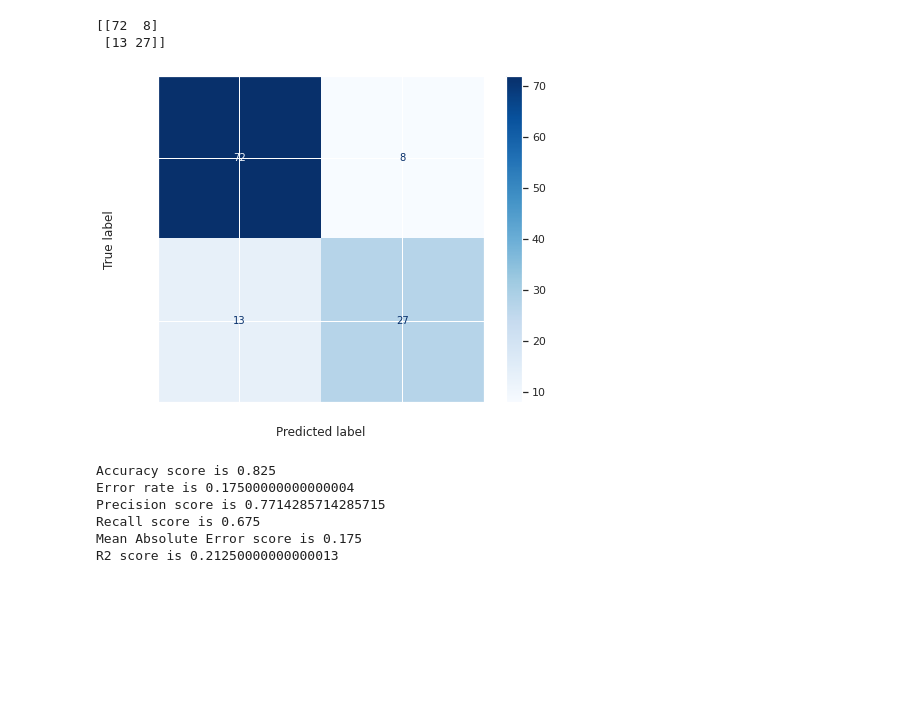
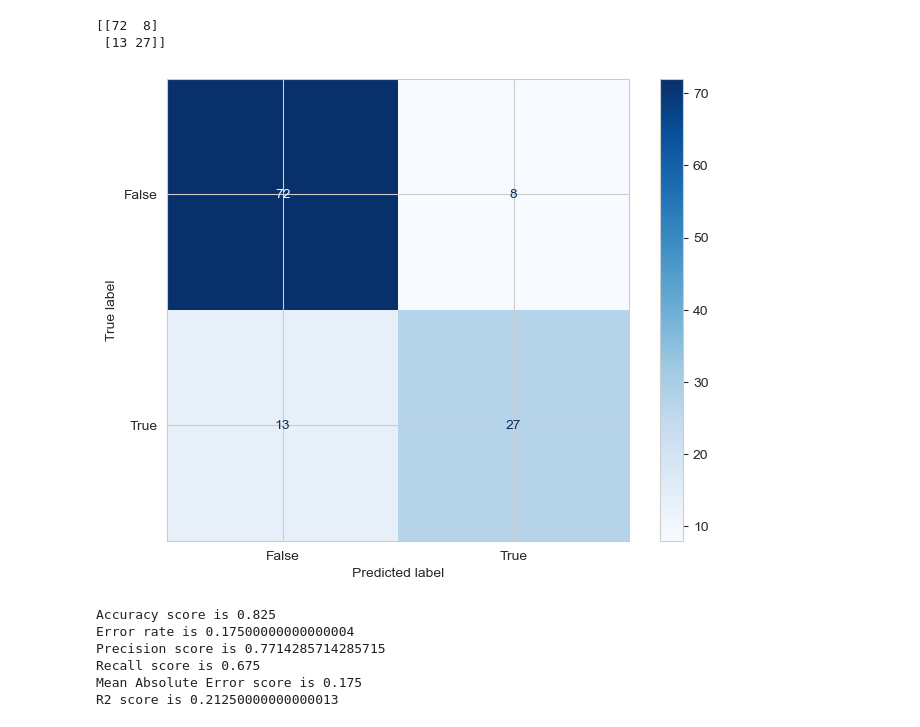
Before and after one commit to ninad-moree/TE-Sem-6, a Jupyter notebook: DSBDAL/Assignment 09/Assignment 9.ipynb, the cells around one changed output. Saved outputs shown, nothing was run; the diff lists cells and outputs as text; code cells hidden in the pictures; blank space fills up the shorter version.

```diff
--- a/DSBDAL/Assignment 09/Assignment 9.ipynb
+++ b/DSBDAL/Assignment 09/Assignment 9.ipynb
@@ -130,13 +130,13 @@ cm1 = metrics.confusion_matrix(y_test, y_pred)
 # %%
 cm1_display = ConfusionMatrixDisplay(confusion_matrix=cm1, display_labels=[False, True])
 
 fig, ax = plt.subplots(figsize=(8, 6))
 cm1_display.plot(ax=ax, cmap='Blues', values_format='d')
-ax.tick_params(axis='both', colors='white')
+# # ax.tick_params(axis='both', colors='white')
 
 plt.show()
 # %% [output]
-[figure, old version]
+[figure, new version]
 # %%
 print(f"Accuracy score is {accuracy_score(y_test, y_pred)}")
 
```
Also changed, not shown: parts of 7 cells of this notebook, 1 other file.
